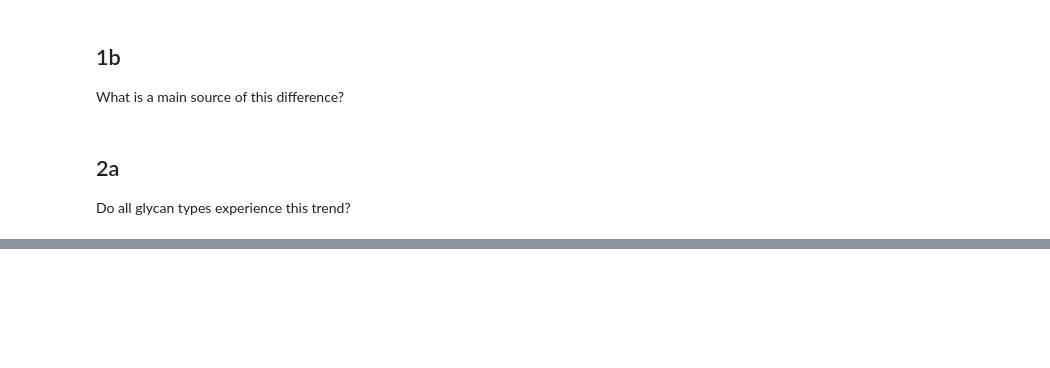
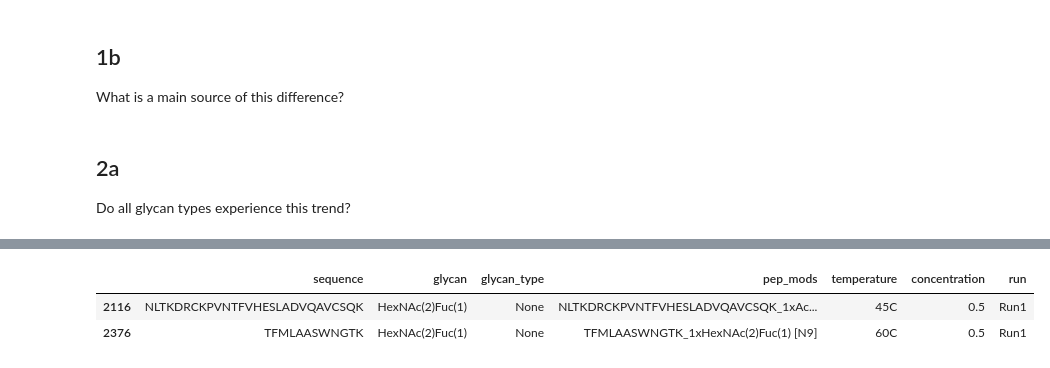
Before and after one commit to lingjunli-research/pgc-glycosylation-lfq, a Jupyter notebook: exploration.ipynb, the cells around one changed output, grey strips where cells are left out. Drawn from its saved outputs; the diff is of its cells as text; code cells hidden in the pictures; blank space fills up the shorter version.

Commit message:
add glycan plot

```diff
--- a/exploration.ipynb
+++ b/exploration.ipynb
@@ -8,12 +8,12 @@ import ntpath
 from Commons.data_processing import *
 from Commons.DataProcessors.pd_processor import PDProcessor
 # %%
-files = get_files(r"E:\Research\Proteome Discoverer\20210825_StdProt_Glyco")
+files = get_files(r".\N_Glycosylation_Results")
 # %%
 read_data = None
 
-for file in file
-:
+for file in files:
+
     base_name, _ = ntpath.splitext(ntpath.basename(file))
     div = base_name.split("-")[0]
     div = div.split("_")
@@ -35,7 +35,7 @@ read_data.alias_engine("")
 peptides = read_data.peptides[~read_data.peptides.glycan_composition.isna()]
 # %%
 conc_map = {"1": 1.0, "05": 0.5, "025": 0.25, "0125": 0.125, "00625": 0.0625}
-peptides.loc[:, 'concentration'] = = peptideconcentrationon.map(conc_ma)
+peptides.loc[:, 'concentration'] = peptides.concentration.map(conc_map)
 # %% [output]
 A value is trying to be set on a copy of a slice from a DataFrame
 
@@ -267,0 +245,30 @@ os.path
+# %%
+glycan_sub = peptides[
+    [
+        "sequence",
+        "glycan",
+        "glycan_type",
+        "pep_mods",
+        "temperature",
+        "concentration",
+        "run",
+    ]
+]
+
+base = (
+    alt.Chart(glycan_sub)
+    .mark_bar()
+    .encode(
+        x=alt.X("temperature:N", title="", axis=alt.Axis(labelAngle=-45)),
+        y=alt.Y("count(glycan_type):N", title="Number Glycan Matches"),
+        column="glycan_type:N",
+        color="glycan_type:N",
+    )
+)
+
+chart = alt.vconcat()
+for concentration in glycan_sub.concentration.unique():
+    chart &= base.transform_filter(alt.datum.concentration == concentration).properties(
+        title=f"Concentration = {concentration}"
+    )
+chart
@@ -267,0 +277,6 @@ os.path
+# %%
+glycan_sub[glycan_sub.glycan_type.isna()]
+# %% [output]
+|  | sequence | glycan | glycan_type | pep_mods | temperature | concentration | run |
+| 2116 | NLTKDRCKPVNTFVHESLADVQAVCSQK | HexNAc(2)Fuc(1) | None | NLTKDRCKPVNTFVHESLADVQAVCSQK_1xAc... | 45C | 0.5 | Run1 |
+| 2376 | TFMLAASWNGTK | HexNAc(2)Fuc(1) | None | TFMLAASWNGTK_1xHexNAc(2)Fuc(1) [N9] | 60C | 0.5 | Run1 |
```
Also changed, not shown: parts of 5 cells of this notebook.
